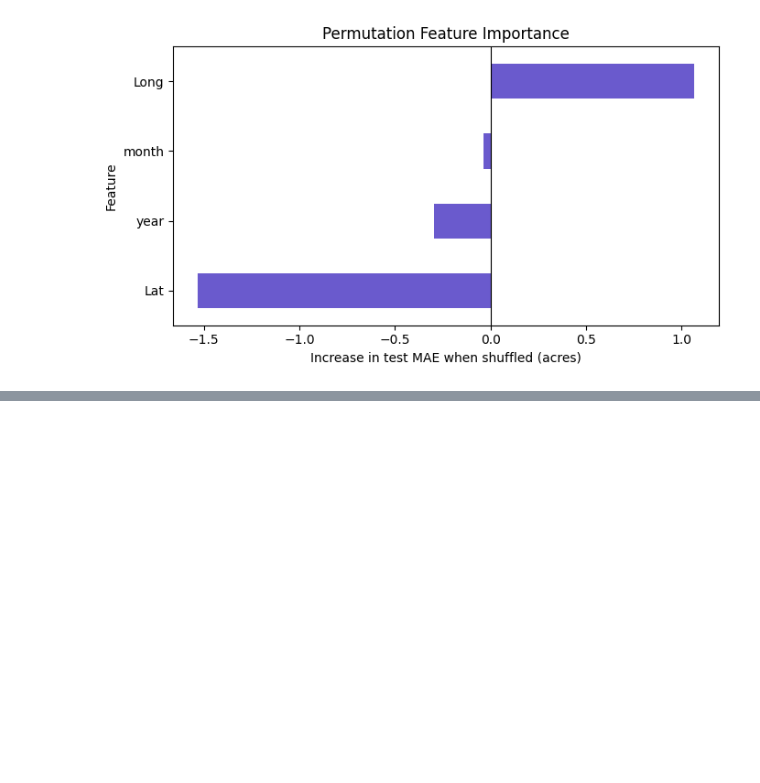
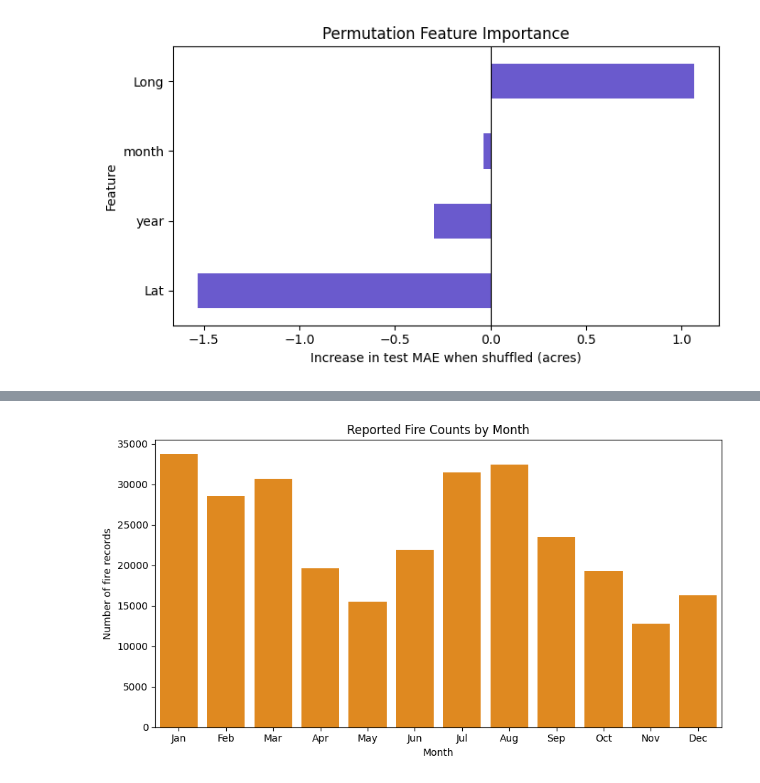
Before and after one commit to HAP-15/Data-Science-Capstone-Project-Wildfire-Prediction, a Jupyter notebook: EDA_work.ipynb, the cells around one changed output, grey strips where cells are left out. Saved outputs shown, nothing was run; the diff lists cells and outputs as text; code cells hidden in the pictures; blank space fills up the shorter version.

```diff
--- a/EDA_work.ipynb
+++ b/EDA_work.ipynb
@@ -619,0 +638,19 @@ plt.show()
+# %%
+eda = df.copy()
+eda["StartDate"] = pd.to_datetime(eda["StartDate"], errors="coerce")
+eda = eda.dropna(subset=["StartDate"]).copy()
+eda["month"] = eda["StartDate"].dt.month
+
+monthly_counts = eda.groupby("month").size().reindex(range(1, 13), fill_value=0)
+
+plt.figure(figsize=(9, 5))
+sns.barplot(x=monthly_counts.index, y=monthly_counts.values, color="darkorange")
+plt.xlabel("Month")
+plt.ylabel("Number of fire records")
+plt.title("Reported Fire Counts by Month")
+plt.xticks(range(12), ["Jan", "Feb", "Mar", "Apr", "May", "Jun",
+                       "Jul", "Aug", "Sep", "Oct", "Nov", "Dec"])
+plt.tight_layout()
+plt.show()
+# %% [output]
+[figure, added]
```
Also changed, not shown: parts of 6 cells of this notebook.
